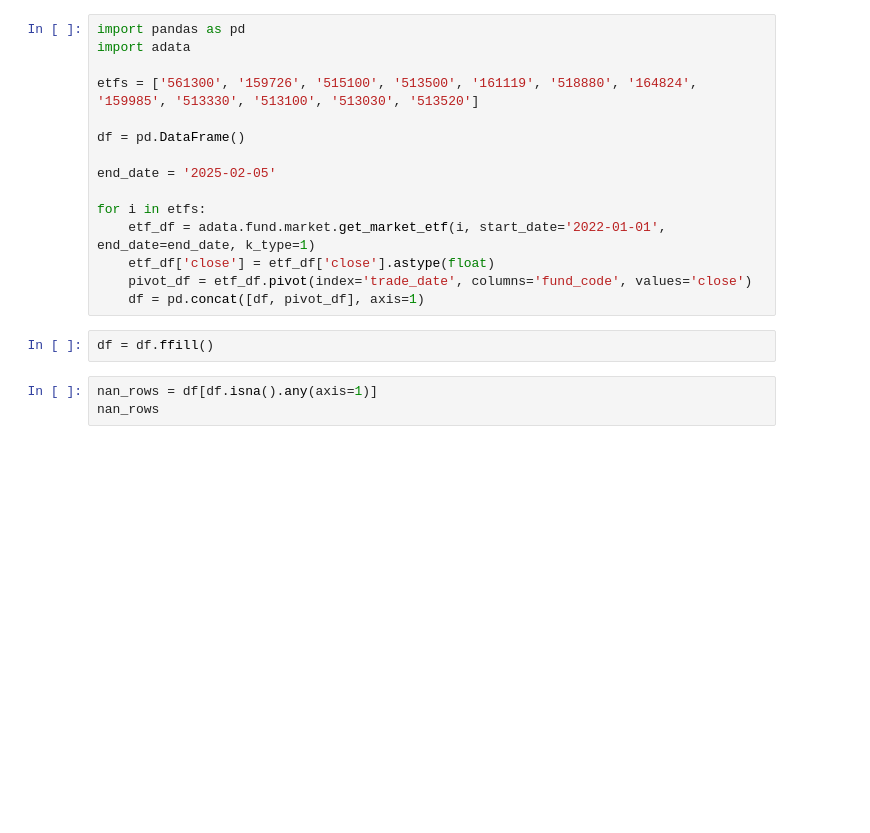
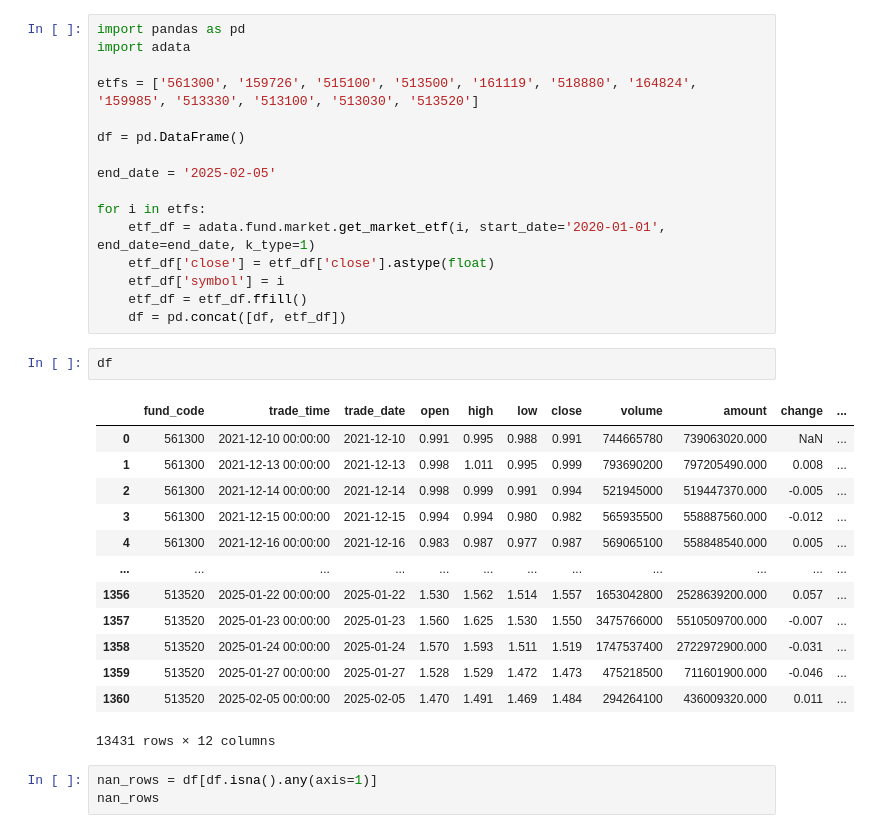
Before and after one commit to le0l1/quant-store, a Jupyter notebook: skfolio.ipynb, the cells around one changed output. Drawn from its saved outputs; the diff is of its cells as text; blank space fills up the shorter version.

```diff
--- a/skfolio.ipynb
+++ b/skfolio.ipynb
@@ -9,12 +9,27 @@ df = pd.DataFrame()
 end_date = '2025-02-05'
 
 for i in etfs:
-    etf_df = adata.fund.market.get_market_etf(i, start_date='2022-01-01', end_date=end_date, k_type=1)
+    etf_df = adata.fund.market.get_market_etf(i, start_date='2020-01-01', end_date=end_date, k_type=1)
     etf_df['close'] = etf_df['close'].astype(float)
-    pivot_df = etf_df.pivot(index='trade_date', columns='fund_code', values='close')
-    df = pd.concat([df, pivot_df], axis=1)
+    etf_df['symbol'] = i
+    etf_df = etf_df.ffill()
+    df = pd.concat([df, etf_df])
-# %%
-df = df.ffill()
+# %%
+df
+# %% [output]
+|  | fund_code | trade_time | trade_date | open | high | low | close | volume | amount | change | ... |
+| 0 | 561300 | 2021-12-10 00:00:00 | 2021-12-10 | 0.991 | 0.995 | 0.988 | 0.991 | 744665780 | 739063020.000 | NaN | ... |
+| 1 | 561300 | 2021-12-13 00:00:00 | 2021-12-13 | 0.998 | 1.011 | 0.995 | 0.999 | 793690200 | 797205490.000 | 0.008 | ... |
+| 2 | 561300 | 2021-12-14 00:00:00 | 2021-12-14 | 0.998 | 0.999 | 0.991 | 0.994 | 521945000 | 519447370.000 | -0.005 | ... |
+| 3 | 561300 | 2021-12-15 00:00:00 | 2021-12-15 | 0.994 | 0.994 | 0.980 | 0.982 | 565935500 | 558887560.000 | -0.012 | ... |
+| 4 | 561300 | 2021-12-16 00:00:00 | 2021-12-16 | 0.983 | 0.987 | 0.977 | 0.987 | 569065100 | 558848540.000 | 0.005 | ... |
+| ... | ... | ... | ... | ... | ... | ... | ... | ... | ... | ... | ... |
+| 1356 | 513520 | 2025-01-22 00:00:00 | 2025-01-22 | 1.530 | 1.562 | 1.514 | 1.557 | 1653042800 | 2528639200.000 | 0.057 | ... |
+| 1357 | 513520 | 2025-01-23 00:00:00 | 2025-01-23 | 1.560 | 1.625 | 1.530 | 1.550 | 3475766000 | 5510509700.000 | -0.007 | ... |
+| 1358 | 513520 | 2025-01-24 00:00:00 | 2025-01-24 | 1.570 | 1.593 | 1.511 | 1.519 | 1747537400 | 2722972900.000 | -0.031 | ... |
+| 1359 | 513520 | 2025-01-27 00:00:00 | 2025-01-27 | 1.528 | 1.529 | 1.472 | 1.473 | 475218500 | 711601900.000 | -0.046 | ... |
+| 1360 | 513520 | 2025-02-05 00:00:00 | 2025-02-05 | 1.470 | 1.491 | 1.469 | 1.484 | 294264100 | 436009320.000 | 0.011 | ... |
+13431 rows × 12 columns
 # %%
 nan_rows = df[df.isna().any(axis=1)]
 nan_rows
```
Also changed, not shown: 5 other files.
